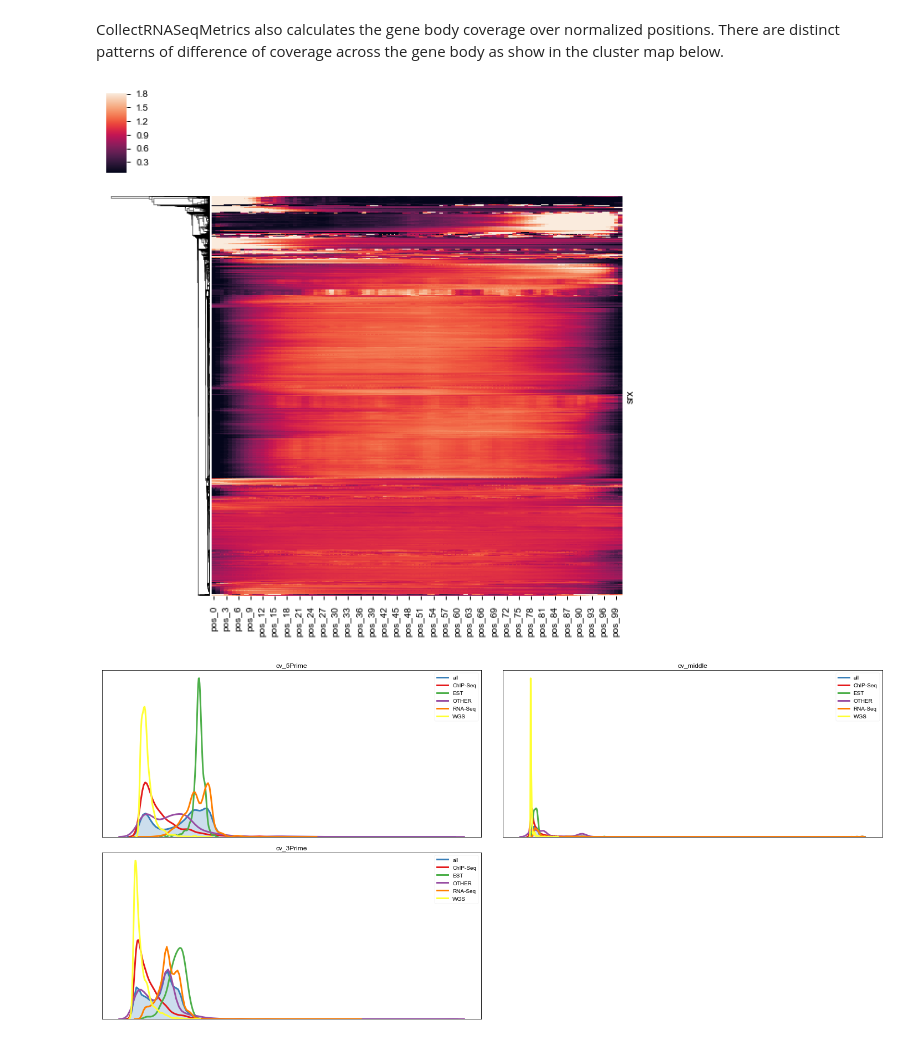
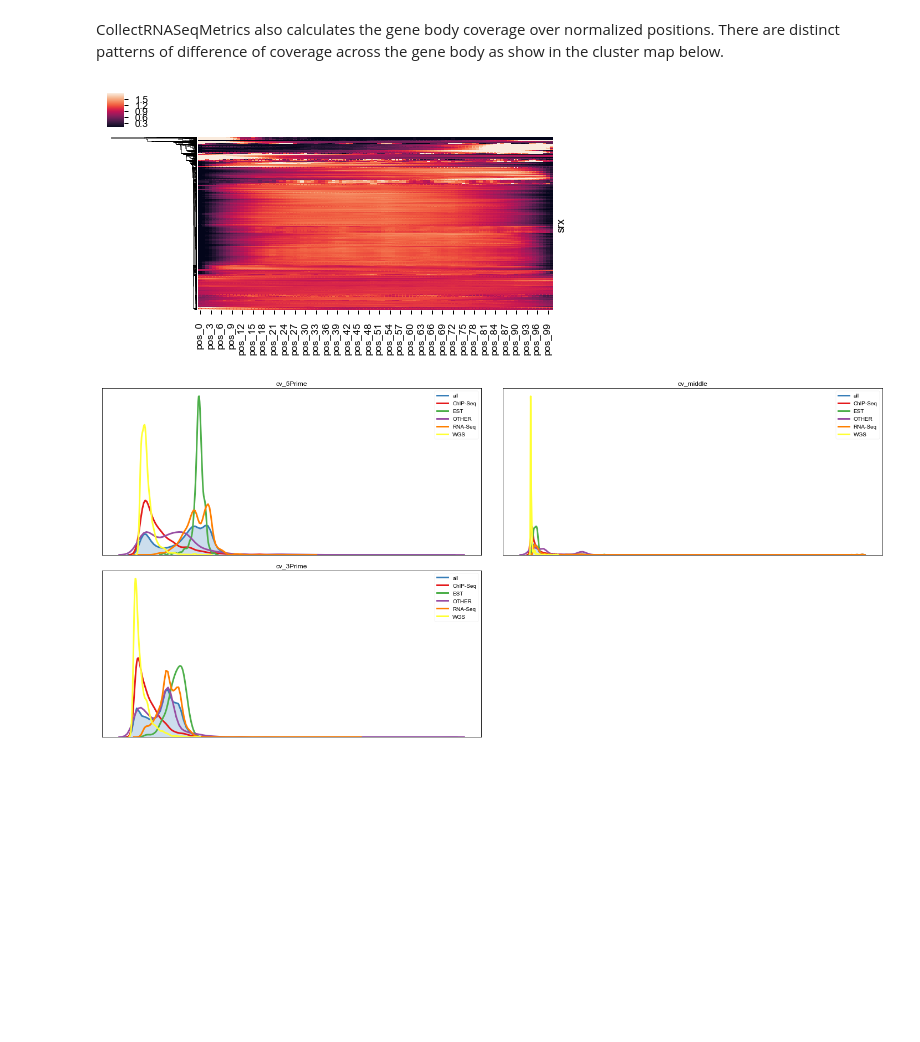
Before and after one commit to jfear/ncbi_remap, a Jupyter notebook: docs/01.03-prealn-wf_tech_feature_selection.ipynb, the cells around one changed output. Saved outputs shown, nothing was run; the diff lists cells and outputs as text; code cells hidden in the pictures; blank space fills up the shorter version.

```diff
--- a/docs/01.03-prealn-wf_tech_feature_selection.ipynb
+++ b/docs/01.03-prealn-wf_tech_feature_selection.ipynb
@@ -229,9 +229,10 @@ CollectRNASeqMetrics also calculates the gene body coverage over normalized
 positions. There are distinct patterns of difference of coverage across the gene
 body as show in the cluster map below.
 # %%
-sns.clustermap(store['prealn/workflow/collectrnaseqmetrics/genebody'].groupby('srx').median(), robust=True, yticklabels=False, col_cluster=False);
+sns.clustermap(store['prealn/workflow/collectrnaseqmetrics/genebody'].groupby('srx').median(),
+               robust=True, yticklabels=False, col_cluster=False, figsize=plt.figaspect(1/2));
 # %% [output]
-[figure, old version]
+[figure, new version]
 # %%
 from scipy.stats import variation as cv
 # %%
```
Also changed, not shown: parts of 6 cells of this notebook, 6 other files.
